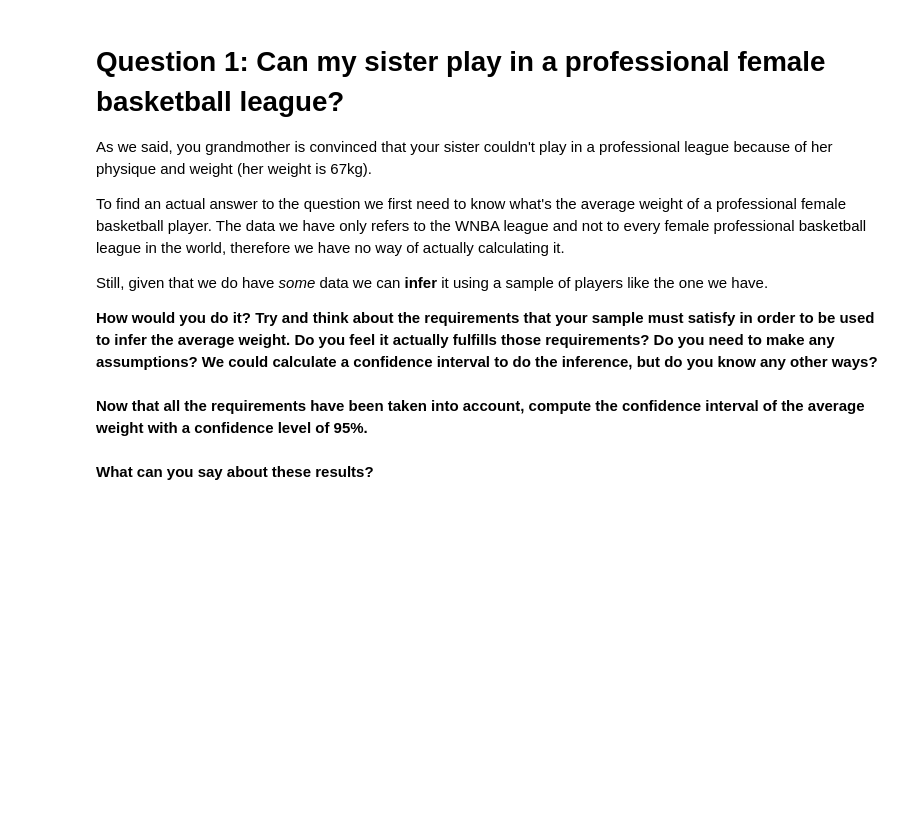
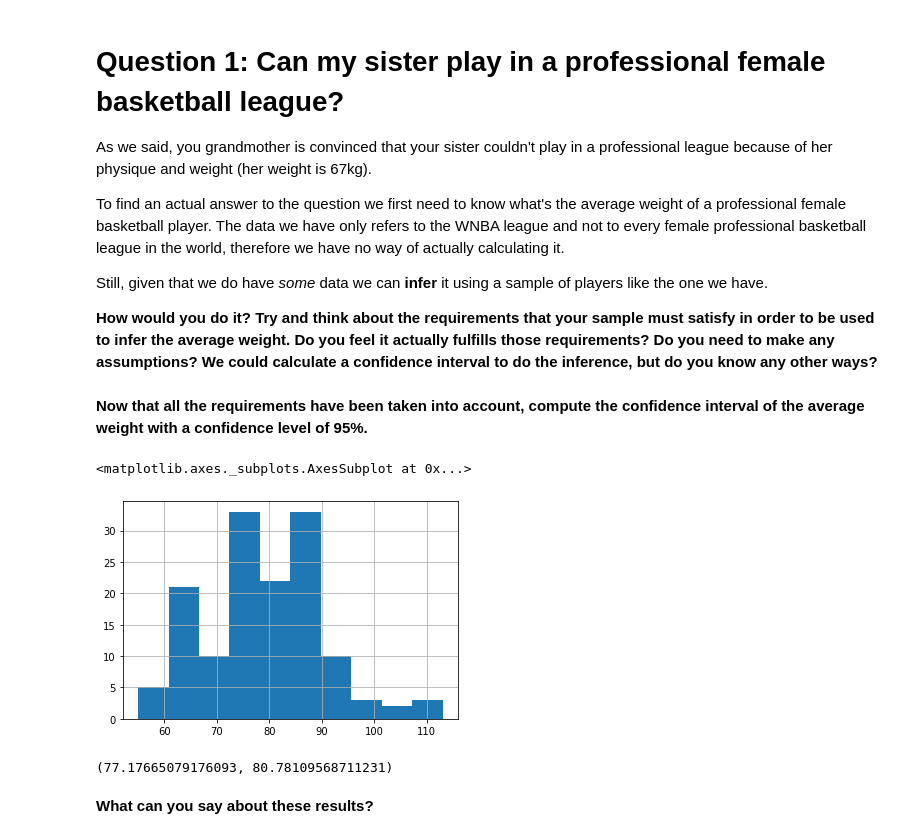
Before and after one commit to ironhack-datalabs/dataV2-labs, a Jupyter notebook: module-2/M2-mini-project2/your-code/3.-Inferential-Analysis.ipynb, the cells around one changed output. Saved outputs shown, nothing was run; the diff lists cells and outputs as text; code cells hidden in the pictures; blank space fills up the shorter version.

```diff
--- a/module-2/M2-mini-project2/your-code/3.-Inferential-Analysis.ipynb
+++ b/module-2/M2-mini-project2/your-code/3.-Inferential-Analysis.ipynb
@@ -27,3 +28,5 @@ pd.set_option('max_columns', 50)
 Load the cleaned dataset.
 # %%
 #your code here
+wnba = pd.read_csv(r"..\data\wnba_clean.csv")
+wnba.head()
@@ -46,2 +54,16 @@ Still, given that we do have *some* data we can **infer** it using a sample of p
+# %%
+wnba["Weight"].hist()
+# %% [output]
+<matplotlib.axes._subplots.AxesSubplot at 0x...>
+[figure, added]
+# %%
+# your code here
+weight = wnba["Weight"]
+mean, sigma = np.mean(weight), np.std(weight)
+n = len(weight)
+
+stats.norm.interval(0.95, loc=mean, scale=sigma/(n**0.5))
+# %% [output]
+(77.17665079176093, 80.78109568711231)
 # %% [markdown]
 **What can you say about these results?**
```
Also changed, not shown: parts of 23 cells of this notebook, 4 other files.
